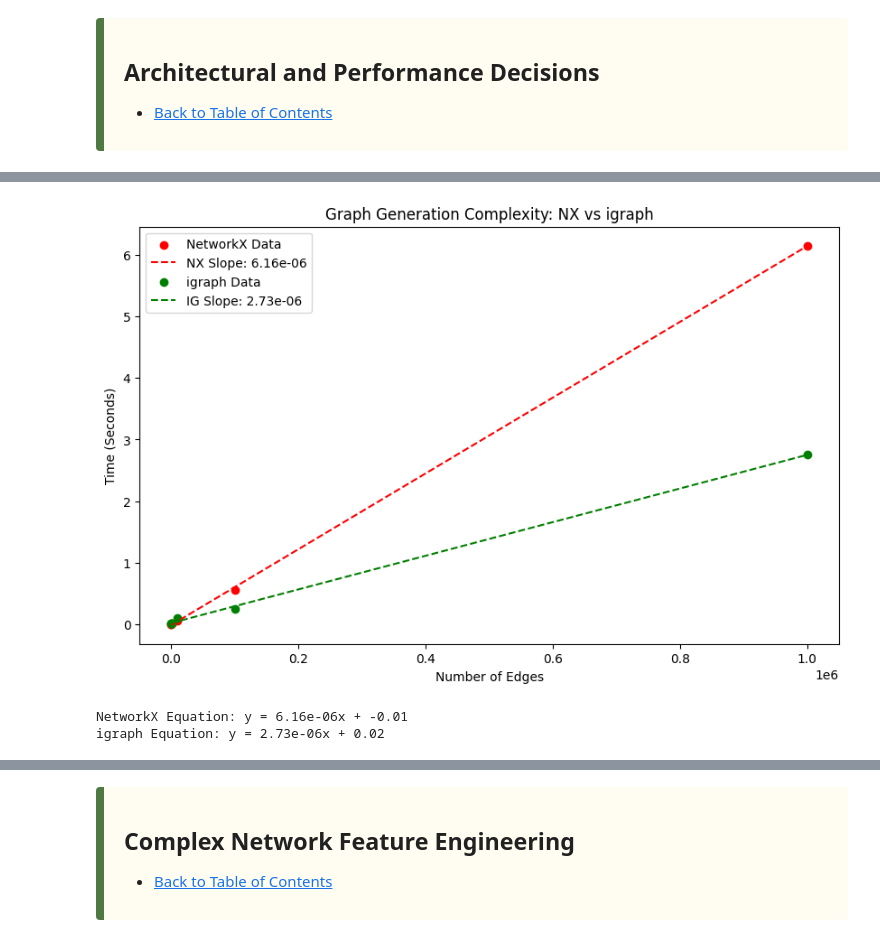
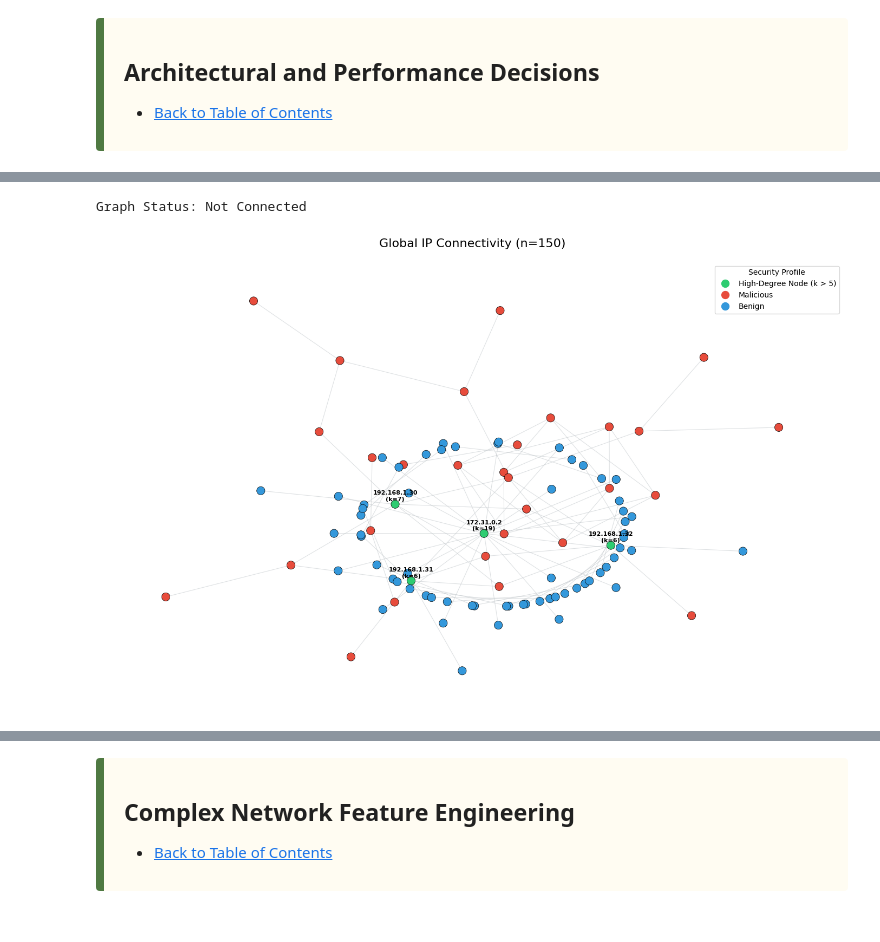
Before and after one commit to JaredWood-DU/COMP3703, a Jupyter notebook: final/explore_complex_networks.ipynb, the cells around one changed output, grey strips where cells are left out. Cells and saved outputs as stored; diff of their text form; code cells hidden in the pictures.

```diff
--- a/final/explore_complex_networks.ipynb
+++ b/final/explore_complex_networks.ipynb
@@ -229,6 +132,6 @@ plt.show()
-# %%
-_vis_graph_generation_time(df)
-# %% [output]
-[figure, removed]
-NetworkX Equation: y = 6.16e-06x + -0.01
-igraph Equation: y = 2.73e-06x + 0.02
+# %%
+# Visualize the original dataset graph
+eCN.vis_original_overall_graph(df)
+# %% [output]
+Graph Status: Not Connected
+[figure, added]
```
Also changed, not shown: parts of 9 cells of this notebook, 2 other files.
